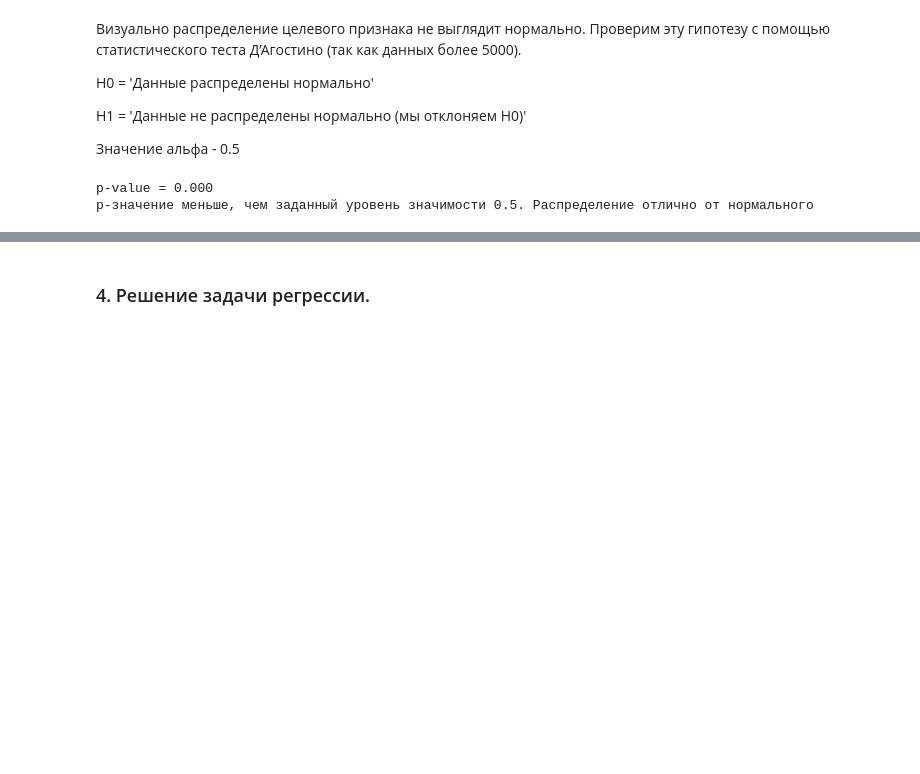
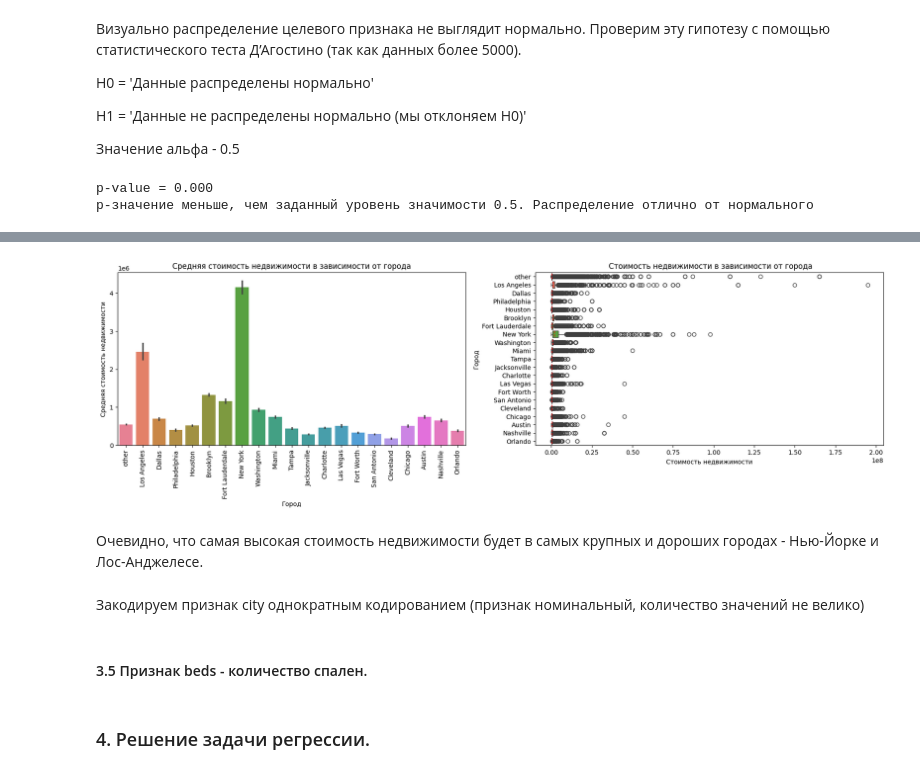
Before and after one commit to LNarnia/IDE_new, a Jupyter notebook: Skillfactory/final_project/project.ipynb, the cells around one changed output, grey strips where cells are left out. Drawn from its saved outputs; the diff is of its cells as text; code cells hidden in the pictures; blank space fills up the shorter version.

```diff
--- a/Skillfactory/final_project/project.ipynb
+++ b/Skillfactory/final_project/project.ipynb
@@ -340,0 +667,36 @@ print(f'Результирующее число записей: {cleaned.shape[0
+# %%
+fig, axes = plt.subplots(1, 2, figsize=(22, 5))
+
+# Строим столбчатую диаграмму для визуализации средней стоимости недвижимости в зависимости от города
+sns.barplot(
+            data,
+            x='city',
+            y='target',
+            hue='city',
+            legend=False,
+            ax=axes[0]
+            )
+axes[0].set(xlabel='Город', ylabel='Средняя стоимость недвижимости')
+axes[0].xaxis.set_tick_params(rotation = 90)
+axes[0].set_title('Средняя стоимость недвижимости в зависимости от города')
+
+# Строим коробчатую диаграмму для визуализации стоимости недвижимости в зависимости от города
+sns.boxplot(
+            data,
+            x='target',
+            y='city',
+            orient='h',
+            hue='city',
+            legend=False,
+            medianprops={"color": "red", "linestyle": '--'}
+            )
+axes[1].set(xlabel='Стоимость недвижимости', ylabel='Город')
+axes[1].set_title(' Стоимость недвижимости в зависимости от города')
+
+plt.show()
+# %% [output]
+[figure, added]
+# %% [markdown]
+Очевидно, что самая высокая стоимость недвижимости будет в самых крупных и дороших городах - Нью-Йорке и Лос-Анджелесе.
+# %% [markdown]
+Закодируем признак city однократным кодированием (признак номинальный, количество значений не велико)
@@ -341,3 +709,5 @@ print(f'Результирующее число записей: {cleaned.shape[0
+# %% [markdown]
+#### 3.5 Признак beds - количество спален.
 # %% [markdown]
 ### 4. Решение задачи регрессии.
 # %%
```
Also changed, not shown: parts of 45 cells of this notebook, 1 other file.
